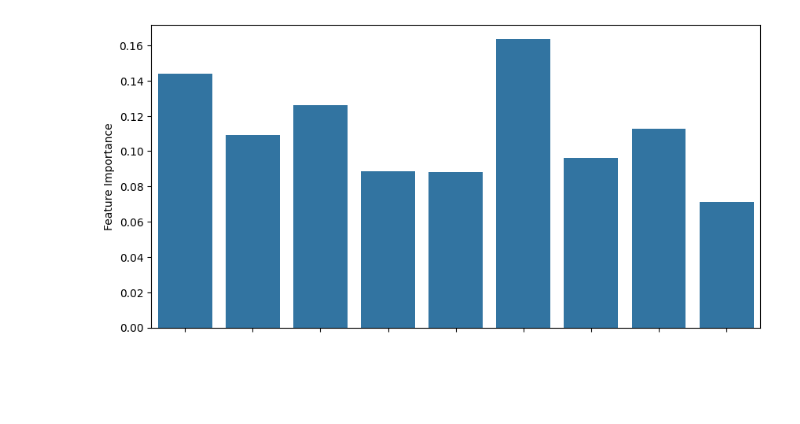
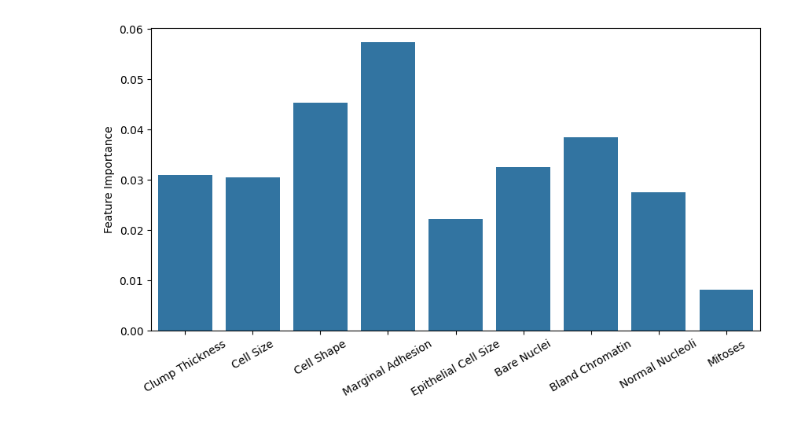
Before and after one commit to kramerlab/FeatureWeightDebiasing, a Jupyter notebook: notebooks/plot_feature_weights.ipynb, the cells around one changed output. Drawn from its saved outputs; the diff is of its cells as text; code cells hidden in the pictures; blank space fills up the shorter version.

```diff
--- a/notebooks/plot_feature_weights.ipynb
+++ b/notebooks/plot_feature_weights.ipynb
@@ -12,7 +12,7 @@ np.random.seed(seed)
 result_path = Path("diagrams", "feature_weights_importances")
 result_path.mkdir(exist_ok=True)
 # %%
-bias_type = "less_positive_class_comparison"
+bias_type = "less_positive_class"
 bias_strength = "0.1"
 data_set_name = "breast_cancer"
 # %%
@@ -27,13 +27,13 @@ feature_names = [
     "Normal Nucleoli",
     "Mitoses",]
 # %%
-method_name = "fw-mrs-temperature-svm"
-data_path = Path("..", "results", "downstream_task", data_set_name, bias_type, bias_strength,
+method_name = "fw-mrs-temperature"
+data_path = Path("..", "results", "temperature_comparison", data_set_name, bias_type, bias_strength,
                  method_name, "feature_weights/weights.json")
 with open(data_path, 'r') as file:
     all_feature_weights_rf = json.load(file)
 
-#data_path = Path("..", "results", "downstream_task", data_set_name, bias_type, bias_strength,
-#                 method_name, "feature_importances/feature_importances.json")
-#with open(data_path, 'r') as file:
-#    all_feature_importances_rf = json.load(file)
+data_path = Path("..", "results", "temperature_comparison", data_set_name, bias_type, bias_strength,
+                 method_name, "feature_importances/feature_importances.json")
+with open(data_path, 'r') as file:
+    all_feature_importances_rf = json.load(file)
@@ -60,10 +40,10 @@ all_feature_weights_rf
 # %%
-hyperparameter = "0.01"
+hyperparameter = "0.0"
 feature_weights_dict = {temperature: [] for temperature in all_feature_weights_rf[0].keys()}
-#feature_importance_dict = {temperature: [] for temperature in all_feature_importances_rf[0].keys()}
+feature_importance_dict = {temperature: [] for temperature in all_feature_importances_rf[0].keys()}
 
 feature_weights_dict_std = {temperature: [] for temperature in all_feature_weights_rf[0].keys()}
-#feature_importance_dict_std = {temperature: [] for temperature in all_feature_importances_rf[0].keys()}
+feature_importance_dict_std = {temperature: [] for temperature in all_feature_importances_rf[0].keys()}
 
 for temperature in all_feature_weights_rf[0].keys():
     for weights_values, importance_values in zip(all_feature_weights_rf, all_feature_importances_rf):
@@ -88,4 +66,5 @@ weights_df = pd.melt(weights_df, id_vars="Temperature")
 
 importance_df = pd.DataFrame(feature_importance_dict).T
 importance_df["Temperature"] = importance_df.index
+importance_df.columns = feature_names +  ["Temperature"]
 importance_df = pd.melt(importance_df, id_vars="Temperature")
@@ -121,7 +96,8 @@ plt.savefig("diagrams/feature_weights.pdf", bbox_inches='tight')
 # %%
 plt.figure(figsize=(10, 5))
-ax = sns.barplot(data=importance_df, x="variable", y="value", err_kws={'linewidth': 0})
-ax.set(xlabel='', ylabel='Feature Importance', xticklabels=[])
+ax = sns.barplot(data=importance_df, x="variable", y="value", errorbar=None)
+ax.set(xlabel='', ylabel='Feature Importance')
+plt.xticks(rotation=30)
 plt.savefig("diagrams/feature_importance.pdf", bbox_inches='tight')
 # %% [output]
-[figure, old version]
+[figure, new version]
```
Also changed, not shown: parts of 10 cells of this notebook, 15 other files.
